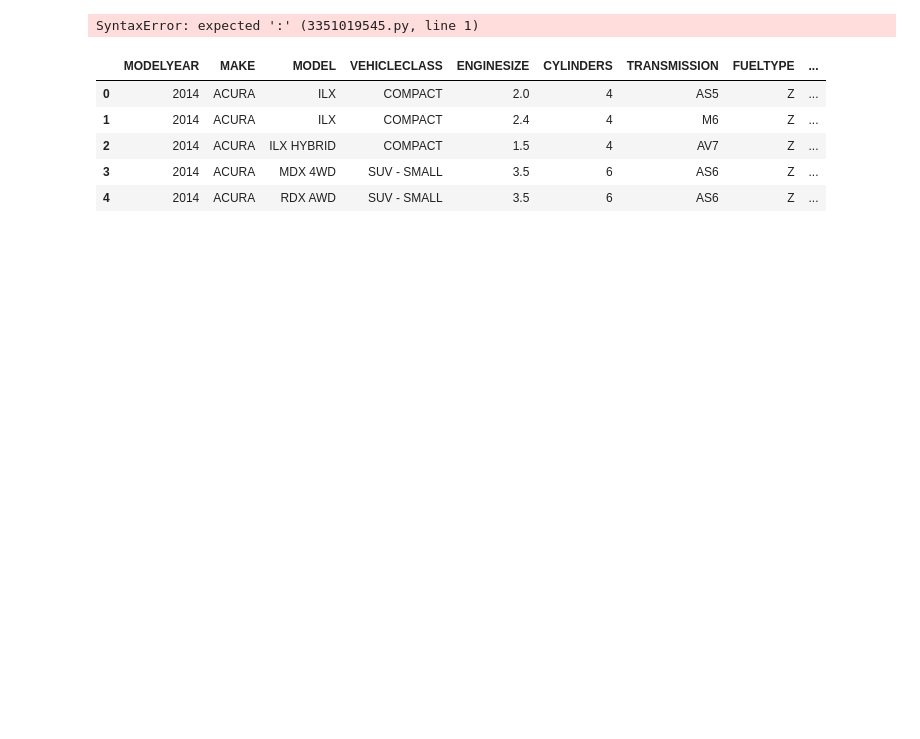
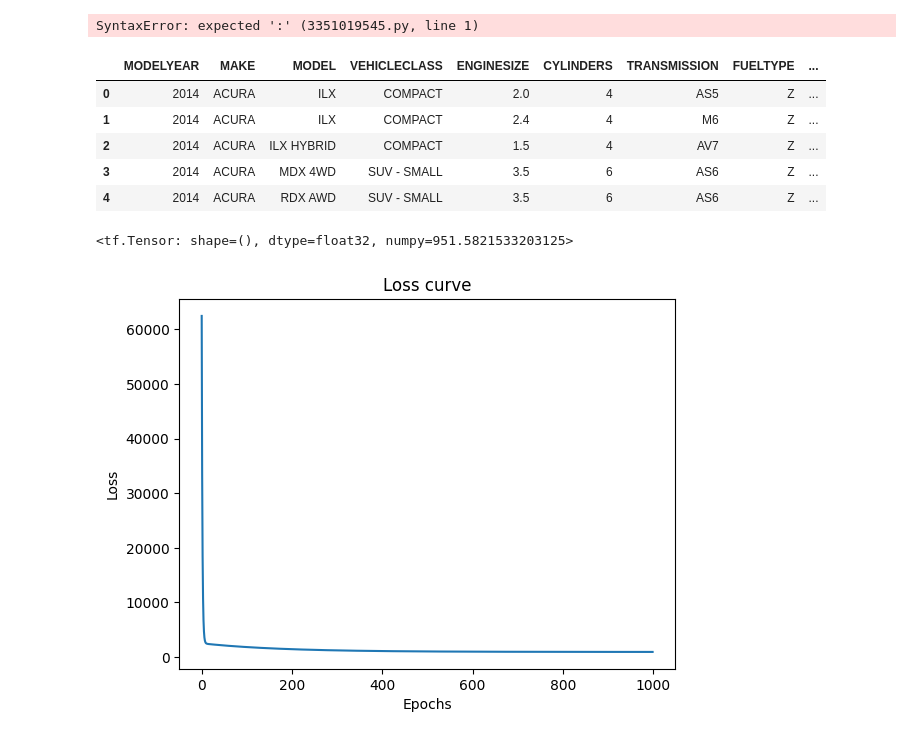
Before and after one commit to SamuelAdel/DEBI-ONL4_AIS2_S2, a Jupyter notebook: deep_learning/sec26/tensorflow.ipynb, the cells around one changed output. Cells and saved outputs as stored; diff of their text form; code cells hidden in the pictures; blank space fills up the shorter version.

```diff
--- a/deep_learning/sec26/tensorflow.ipynb
+++ b/deep_learning/sec26/tensorflow.ipynb
@@ -93,12 +93,23 @@ def cost_function(y_actual,y_pred):
 lr =0.01
 epochs = 1000
 losses_values = []
-for epoch in epochs:
+for epoch in range(epochs):
    with tf.GradientTape() as tape:
       y_pred = H(x)
-      loss = cost_function(y,y_pred)
+      loss = cost_function(y,y_pred)  # MSE
       losses_values.append(loss)
-      gradients = tape.gradient(loss,[w,b])
-      w.assign_sub(lr*gradients[0])
-   y_pred = cost_function(y,y_pred)
-   losses_values = losses_values.append(loss)
+      gradients = tape.gradient(loss,[w,b]) # dw, db
+      w.assign_sub(lr*gradients[0])   # w-= alpha*dw
+      b.assign_sub(lr*gradients[1])
+# %%
+loss
+# %% [output]
+<tf.Tensor: shape=(), dtype=float32, numpy=951.5821533203125>
+# %%
+plt.plot(losses_values)
+plt.xlabel('Epochs')
+plt.ylabel('Loss')
+plt.title('Loss curve')
+plt.show()
+# %% [output]
+[figure, added]
```
Also changed, not shown: parts of 5 cells of this notebook, 26 other files.
